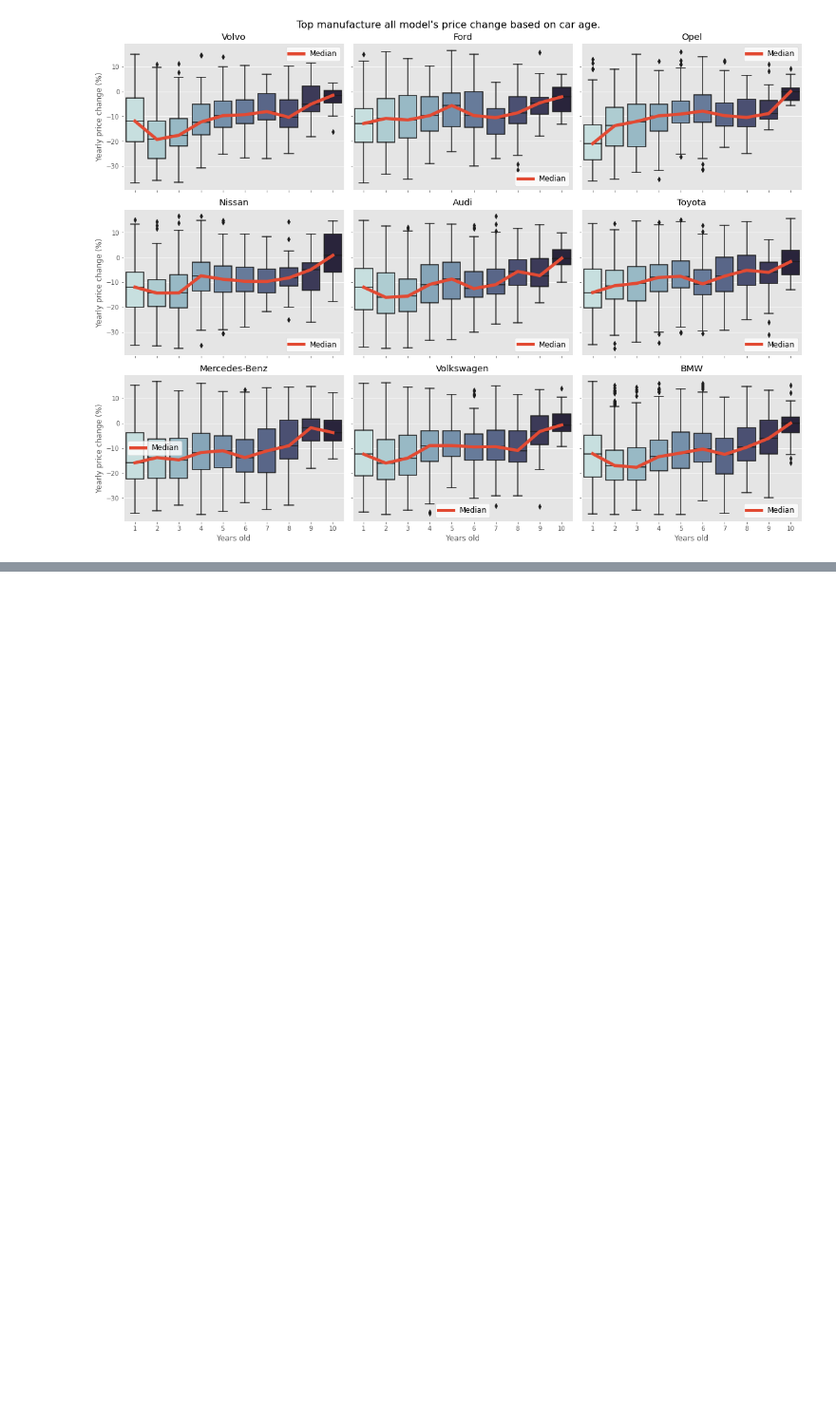
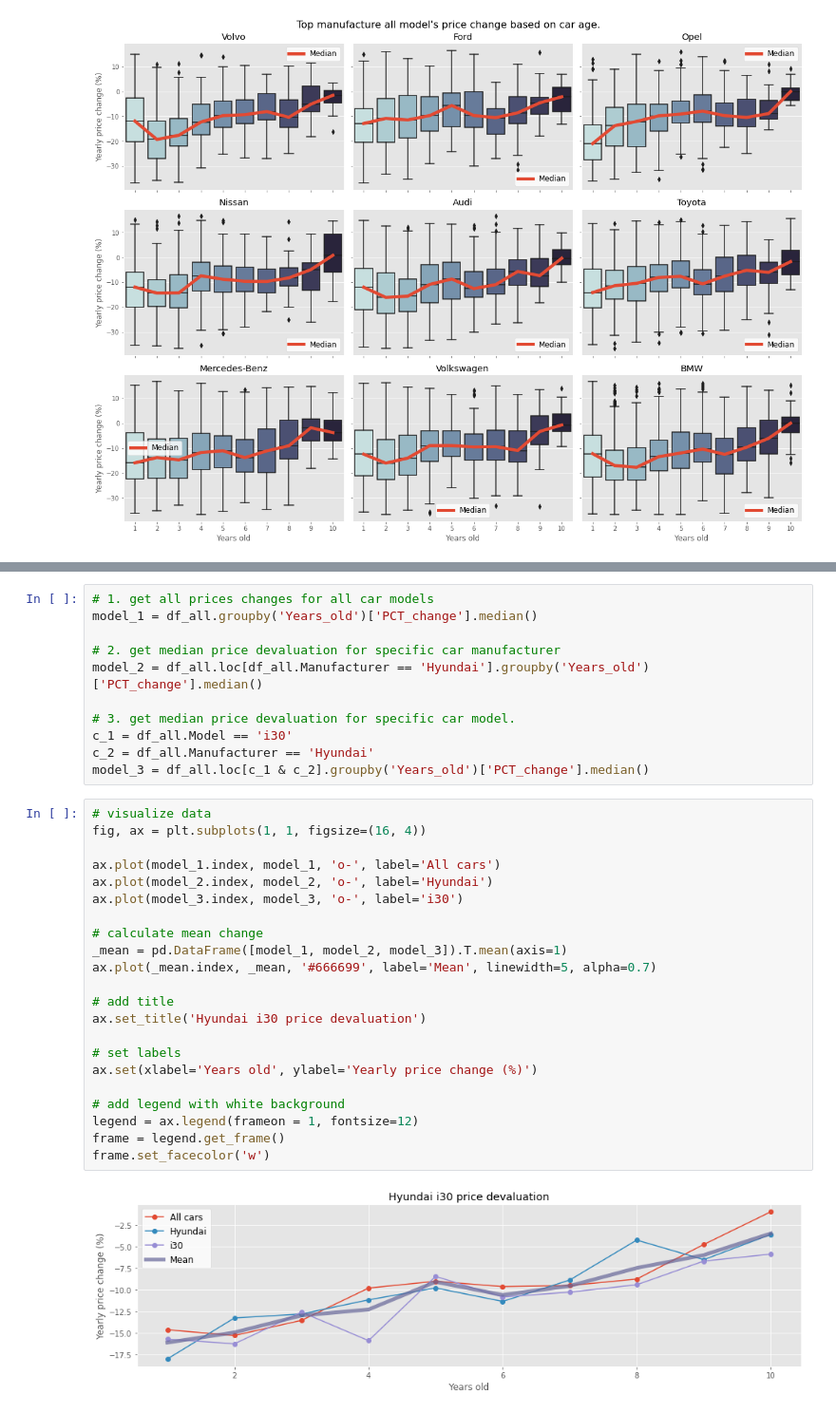
Before and after one commit to TK-Problem/autoplius-car-depretiation-dashboard, a Jupyter notebook: Notebooks/data_analysis.ipynb, the cells around one changed output, grey strips where cells are left out. Shown: that part at 95% size. Saved outputs shown, nothing was run; the diff lists cells and outputs as text; blank space fills up the shorter version.

Commit message:
basic linear model added to notebook

```diff
--- a/Notebooks/data_analysis.ipynb
+++ b/Notebooks/data_analysis.ipynb
@@ -202,0 +227,35 @@ plt.tight_layout()
+# %%
+# 1. get all prices changes for all car models
+model_1 = df_all.groupby('Years_old')['PCT_change'].median()
+
+# 2. get median price devaluation for specific car manufacturer
+model_2 = df_all.loc[df_all.Manufacturer == 'Hyundai'].groupby('Years_old')['PCT_change'].median()
+
+# 3. get median price devaluation for specific car model.
+c_1 = df_all.Model == 'i30'
+c_2 = df_all.Manufacturer == 'Hyundai'
+model_3 = df_all.loc[c_1 & c_2].groupby('Years_old')['PCT_change'].median()
+# %%
+# visualize data
+fig, ax = plt.subplots(1, 1, figsize=(16, 4))
+
+ax.plot(model_1.index, model_1, 'o-', label='All cars')
+ax.plot(model_2.index, model_2, 'o-', label='Hyundai')
+ax.plot(model_3.index, model_3, 'o-', label='i30')
+
+# calculate mean change
+_mean = pd.DataFrame([model_1, model_2, model_3]).T.mean(axis=1)
+ax.plot(_mean.index, _mean, '#666699', label='Mean', linewidth=5, alpha=0.7)
+
+# add title
+ax.set_title('Hyundai i30 price devaluation')
+
+# set labels
+ax.set(xlabel='Years old', ylabel='Yearly price change (%)')
+
+# add legend with white background
+legend = ax.legend(frameon = 1, fontsize=12)
+frame = legend.get_frame()
+frame.set_facecolor('w')
+# %% [output]
+[figure, added]
```
Also changed, not shown: parts of 4 cells of this notebook.
